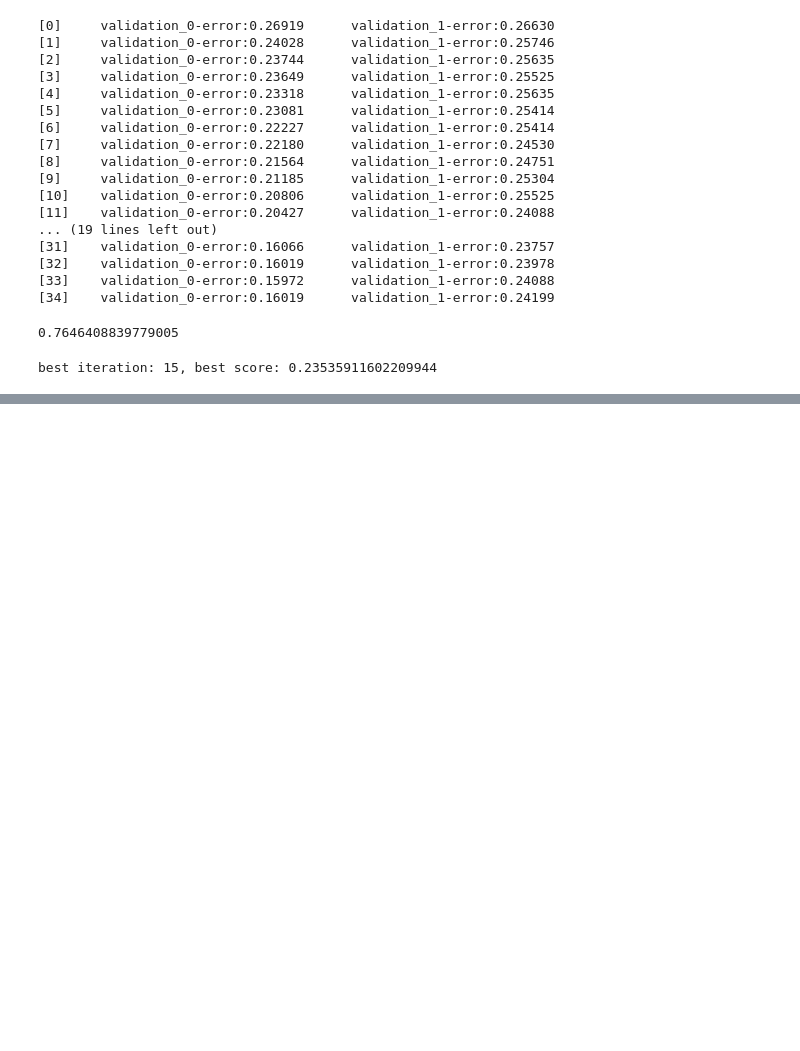
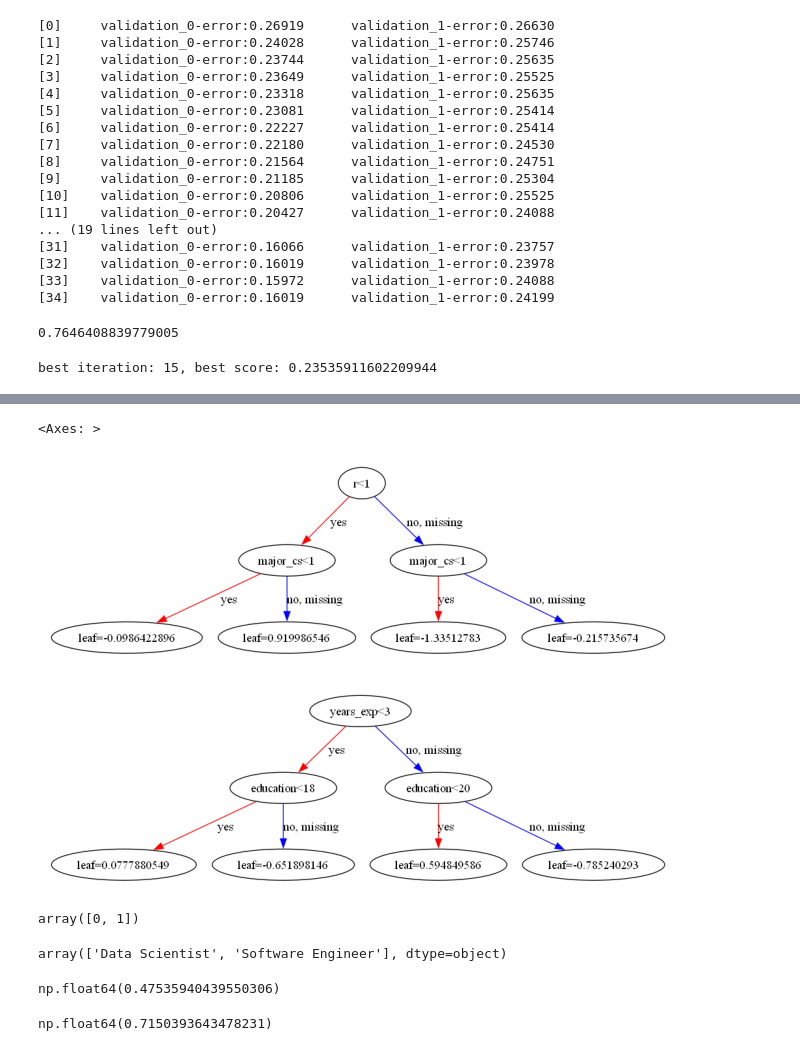
Before and after one commit to mackomarcin82/XGBoost, a Jupyter notebook: XGBoost.ipynb, the cells around one changed output, grey strips where cells are left out. Cells and saved outputs as stored; diff of their text form; code cells hidden in the pictures; blank space fills up the shorter version.

```diff
--- a/XGBoost.ipynb
+++ b/XGBoost.ipynb
@@ -314,0 +341,3 @@ best iteration: 15, best score: 0.23535911602209944
+# %%
+xg_lr1=xgb.XGBClassifier(learning_rate=1,max_depth=2)
+xg_lr1.fit(X_train,y_train)
@@ -314,0 +356,23 @@ best iteration: 15, best score: 0.23535911602209944
+# %%
+xgb.plot_tree(xg_lr1,num_trees=0)
+xgb.plot_tree(xg_lr1,num_trees=1)
+# %% [output]
+<Axes: >
+[figure, added]
+[figure, added]
+# %%
+xg_lr1.classes_
+# %% [output]
+array([0, 1])
+# %%
+label_encoder.classes_
+# %% [output]
+array(['Data Scientist', 'Software Engineer'], dtype=object)
+# %%
+np.exp(-0.0986422896)/(1+np.exp(-0.0986422896))
+# %% [output]
+np.float64(0.47535940439550306)
+# %%
+np.exp(0.919986546)/(1+np.exp(0.919986546))
+# %% [output]
+np.float64(0.7150393643478231)
```
Also changed, not shown: parts of 6 cells of this notebook, 1 other file.
